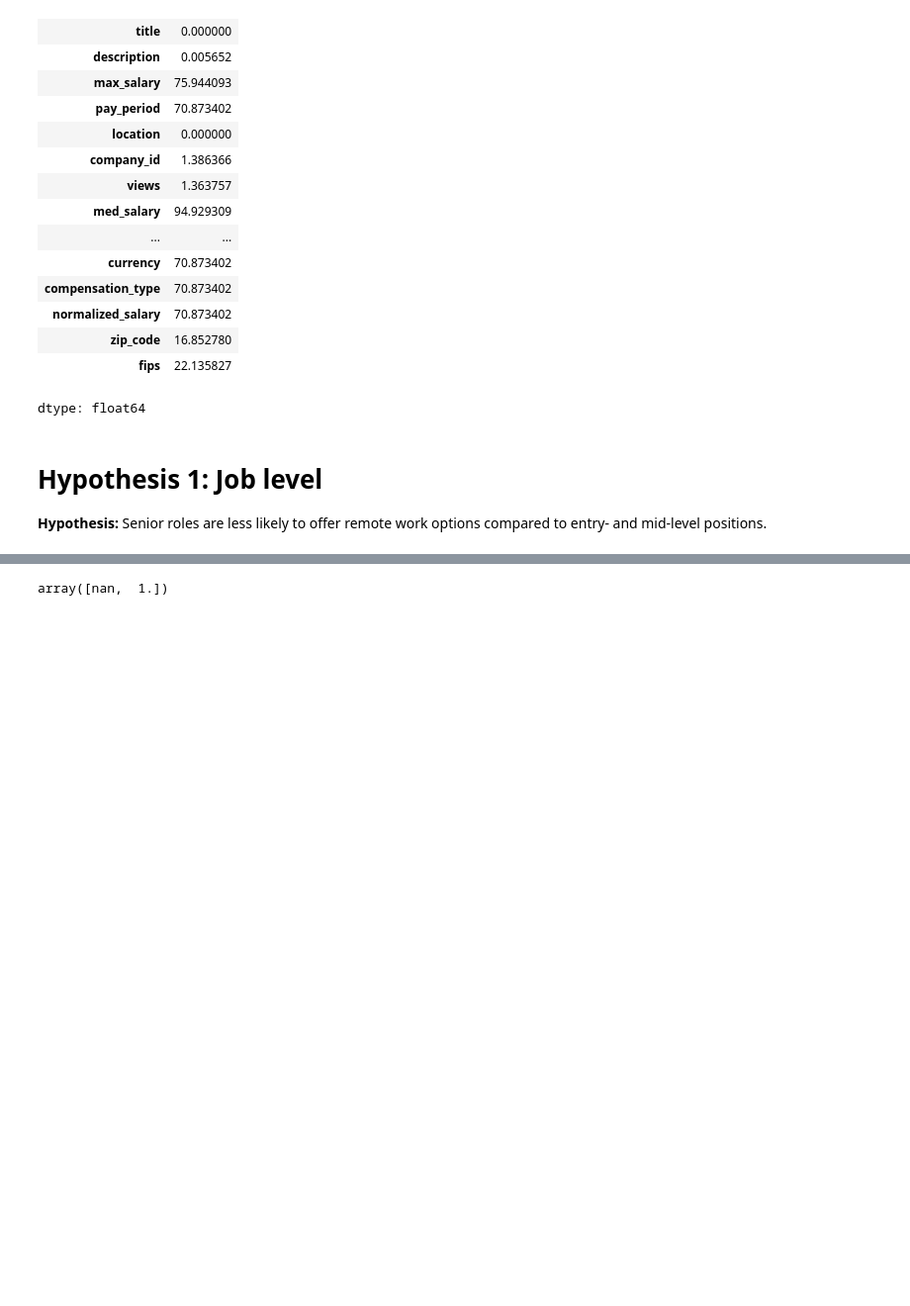
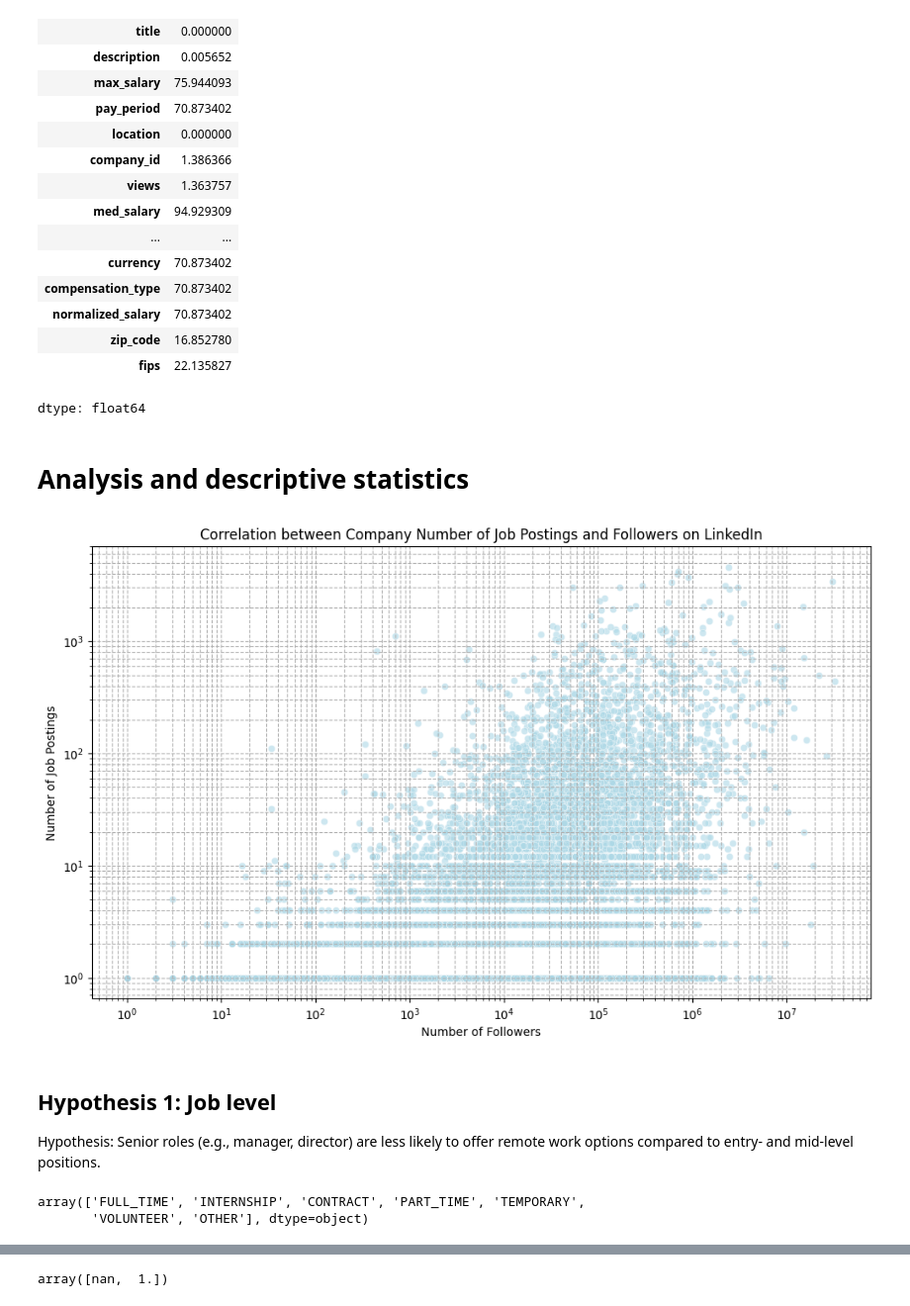
Before and after one commit to aziz-usenov1/Term-2, a Jupyter notebook: hypothesis_analysis.ipynb, the cells around one changed output, grey strips where cells are left out. Shown at 99% size. Saved outputs shown, nothing was run; the diff lists cells and outputs as text; code cells hidden in the pictures; blank space fills up the shorter version.

```diff
--- a/hypothesis_analysis.ipynb
+++ b/hypothesis_analysis.ipynb
@@ -123,3 +158,5 @@ missing_percentage
 | zip_code | 16.852780 |
 | fips | 22.135827 |
 dtype: float64
+# %% [markdown]
+# Analysis and descriptive statistics
@@ -126,4 +165,30 @@ dtype: float64
+# %%
+# Group by company and aggregating the number of job postings and followers
+company_agg = merged_postings.groupby('company_name').agg({
+    'job_id': 'count',
+    'follower_count': 'mean'  # mean because count is repeated for the same company
+}).rename(columns={'job_id': 'number_of_jobs'})
+# %%
+plt.figure(figsize=(12, 7))
+sns.scatterplot(data=company_agg, x='follower_count', y='number_of_jobs', alpha=0.6, color='lightblue')
+plt.title('Correlation between Company Number of Job Postings and Followers on LinkedIn')
+
+plt.xlabel('Number of Followers')
+plt.xscale('log')
+
+plt.ylabel('Number of Job Postings')
+plt.yscale('log')
+
+plt.grid(True, which="both", ls="--")
+plt.show()
+# %% [output]
+[figure, added]
 # %% [markdown]
-# Hypothesis 1: Job level
+## Hypothesis 1: Job level
 
-**Hypothesis:** Senior roles are less likely to offer remote work options compared to entry- and mid-level positions.
+Hypothesis: Senior roles (e.g., manager, director) are less likely to offer remote work options compared to entry- and mid-level positions.
+# %%
+merged_postings['work_type'].unique()
+# %% [output]
+array(['FULL_TIME', 'INTERNSHIP', 'CONTRACT', 'PART_TIME', 'TEMPORARY',
+       'VOLUNTEER', 'OTHER'], dtype=object)
```
Also changed, not shown: parts of 35 cells of this notebook.
